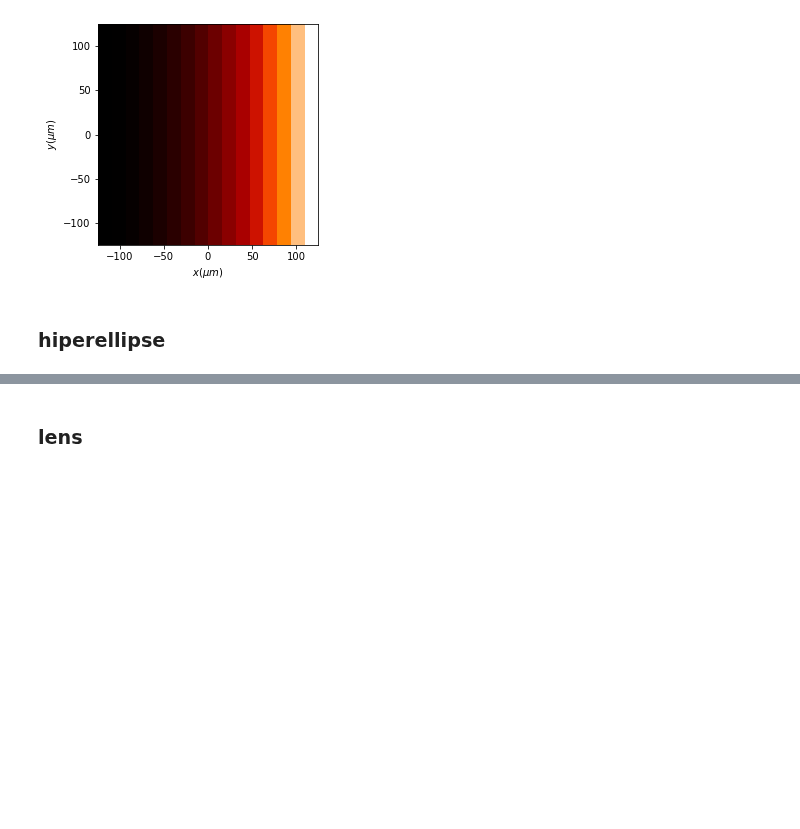
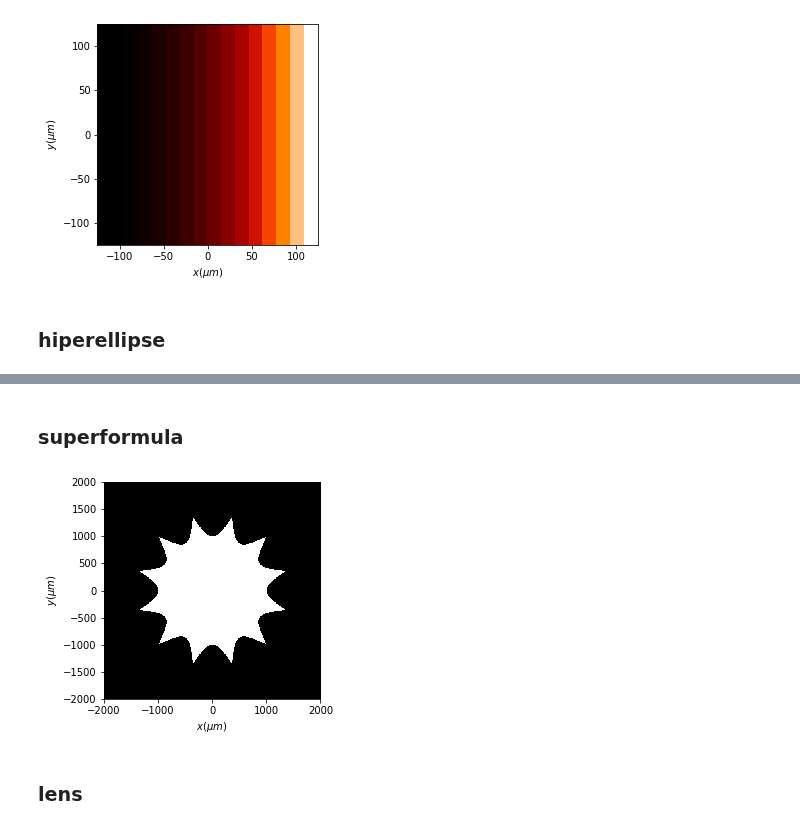
Before and after one commit to aocg-ucm/diffractio, a Jupyter notebook: docs/source/tutorial/scalar_XY/masks_xy.ipynb, the cells around one changed output, grey strips where cells are left out. Saved outputs shown, nothing was run; the diff lists cells and outputs as text; code cells hidden in the pictures; blank space fills up the shorter version.

Commit message:
mask_XY: superformula

```diff
--- a/docs/source/tutorial/scalar_XY/masks_xy.ipynb
+++ b/docs/source/tutorial/scalar_XY/masks_xy.ipynb
@@ -388,3 +388,15 @@ t1.draw(kind='intensity')
+# %% [markdown]
+### superformula
+# %%
+x = np.linspace(-2 * mm, 2 * mm, 512)
+y = np.linspace(-2 * mm, 2 * mm, 512)
+wavelength = 1 * um
+
+t = Scalar_mask_XY(x, y, wavelength)
+t.superformula(r0=(0, 0), radius=(1 * mm, 1 * mm), n=(160, 160, 160), m=12)
+t.draw()
+# %% [output]
+[figure, added]
 # %% [markdown]
 ### lens
 # %%
```
Also changed, not shown: parts of 14 cells of this notebook, 1 other file.
